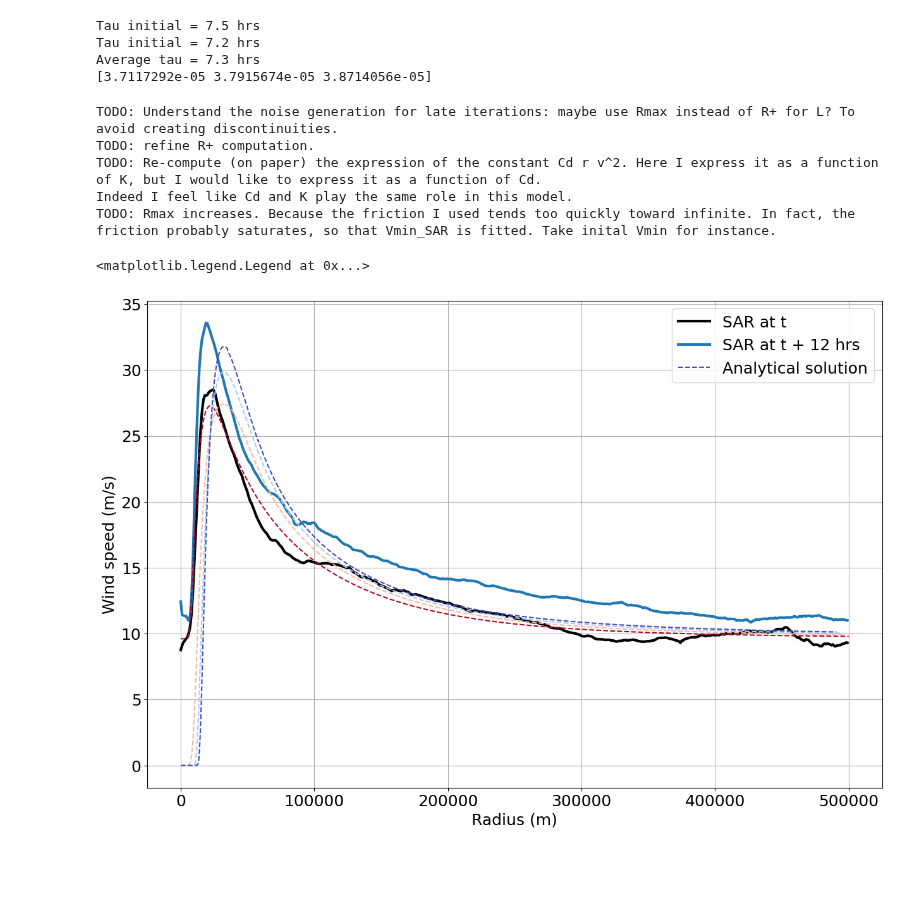
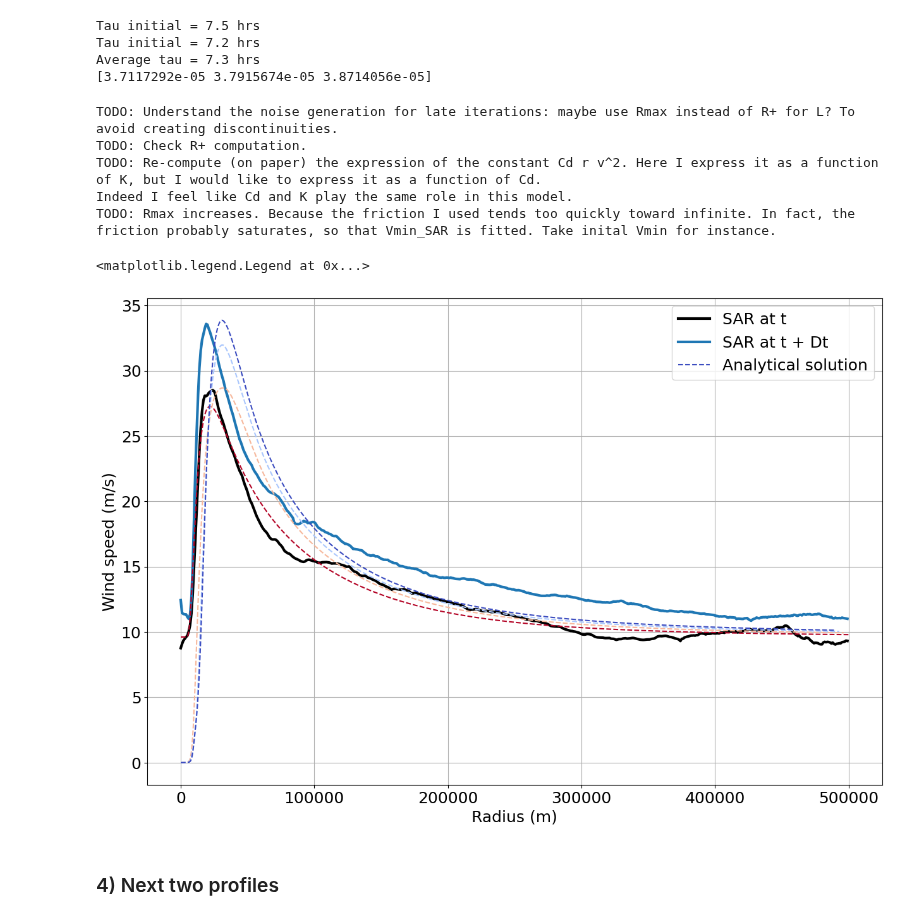
Before and after one commit to Arthur117/TCsLifeMonitFromObs, a Jupyter notebook: PRJCT_TIME_EVOLUTION/zSmall_iterations.ipynb, the cells around one changed output. Cells and saved outputs as stored; diff of their text form; code cells hidden in the pictures; blank space fills up the shorter version.

```diff
--- a/PRJCT_TIME_EVOLUTION/zSmall_iterations.ipynb
+++ b/PRJCT_TIME_EVOLUTION/zSmall_iterations.ipynb
@@ -279,7 +279,8 @@ def N(r, M):
     return np.sqrt(N2)
 
 def compute_lbda(r, V, fcor, R_plus, V_plus, Cd_plus=2e-3, K=10):
-    M    = r * V + 0.5 * fcor * (r ** 2)
+    # M    = r * V + 0.5 * fcor * (r ** 2)
+    M    = r * V
     cst  = float(Cd_plus * V_plus * R_plus)
 
     with warnings.catch_warnings():
@@ -292,6 +293,17 @@ def compute_lbda(r, V, fcor, R_plus, V_plus, Cd_plus=2e-3, K=10):
     # plt.yscale('log')
 
     return np.array(lbda)
+
+###################
+### CHARAC TIME ###
+###################
+
+def compute_tau_recirculation(r, V, fcor):
+    vmx = np.nanmax(V)
+    rmx = r[np.nanargmax(V)]
+    r0  = np.sqrt(2 * vmx / (fcor * rmx)) * rmx
+    v0  = V[r >= r0][0]
+    return (r0 / v0) / 3600
 # %% [markdown]
 ### 3) Apply model
 # %%
@@ -333,6 +345,7 @@ def MODEL(r, V_ini, fcors, HPRMS):
 
         # Characteristic scales
         R_plus, V_plus = compute_RV_plus(r, V, fcors[t], PRMS['n'])
+        # R_plus, V_plus = r[np.nanargmax(V)], np.nanmax(V) # Option: L = Rmax
         L              = R_plus
         tau            = float(1 / fcors[t])
 
@@ -340,8 +353,10 @@ def MODEL(r, V_ini, fcors, HPRMS):
         # print('R+ = {:.1f}'.format(R_plus))
         # print('exp(-t) dimensional = {}'.format(np.exp(-HPRMS['dt']) * R_plus))
 
-        # Compute lambda
-        lbda = compute_lbda(r, V, fcors[t], R_plus, V_plus, HPRMS['Cd_plus'], HPRMS['K']) # non-dimensional
+        # Compute lambda USING a Holland parametric profile (else noise appears during computation and is amplified in the iterations)
+        # lbda = compute_lbda(r, V, fcors[t], R_plus, V_plus, HPRMS['Cd_plus'], HPRMS['K']) # non-dimensional
+        V_hol = smooth_with_holland(r, V, fcors[t])
+        lbda  = compute_lbda(r, V_hol, fcors[t], R_plus, V_plus, HPRMS['Cd_plus'], HPRMS['K']) # non-dimensional
 
         # DEBUG
         # plt.clf()
@@ -382,8 +397,16 @@ tau_fin = (1 / fcor_fin) / 3600 # hrs
 print('Tau initial = {:.1f} hrs'.format(tau_fin))
 print('Average tau = {:.1f} hrs'.format((tau_ini + tau_fin) / 2))
 
-# delta_t = 12 # hrs
-n_steps = 3
+# Nb of hrs separating the 2 successive SAR profiles
+delta_t = 12 # hrs
+
+# Tau re-circulation
+tau2    = compute_tau_recirculation(rs, VHS[str(i)], fcor_ini) # Compute R0/V0
+
+# Nb of steps
+n_steps = int(np.ceil(delta_t / tau2))
+
+# Coriolis forces
 fcors   = np.linspace(fcor_ini, fcor_fin, n_steps)
 print(fcors)
 # %% [output]
@@ -394,32 +417,34 @@ Average tau = 7.3 hrs
 # %%
 # Hyperparameters
 HPRMS = {
-    'dt':      1/2,     # non-dimensional time step
+    'dt':      tau2 / tau_ini,               # non-dimensional time step
     'n_steps': n_steps, # hr, nb of iterations
-    'K':       15,      # m^2/s, diffusivity coefficient
-    'Cd_plus': 2.5e-3,  # [], drag coefficient, maximal at R+ (so shouldn't be tuned)
+    'K':       20,                           # m^2/s, diffusivity coefficient
+    'Cd_plus': 2.5e-3,                       # [], drag coefficient, maximal at R+ (so shouldn't be tuned)
 }
 
 # Plot
 print('TODO: Understand the noise generation for late iterations: maybe use Rmax instead of R+ for L? To avoid creating discontinuities.')
-print('TODO: refine R+ computation.')
+print('TODO: Check R+ computation.')
 print('TODO: Re-compute (on paper) the expression of the constant Cd r v^2. Here I express it as a function of K, but I would like to express it as a function of Cd.')
 print('Indeed I feel like Cd and K play the same role in this model.')
 print('TODO: Rmax increases. Because the friction I used tends too quickly toward infinite. In fact, the friction probably saturates, so that Vmin_SAR is fitted. Take inital Vmin for instance.')
 plt.plot(DS[str(i)].rad, DS[str(i)].wind_speed, c='k', linewidth=3, label='SAR at t')
 # plt.plot(rs, VHS[str(i)], c='k', alpha=0.2, label='Holland fit to SAR at t')
-plt.plot(DS[str(i + 1)].rad, DS[str(i + 1)].wind_speed, c='tab:blue', linewidth=3, label='SAR at t + 12 hrs')
+plt.plot(DS[str(i + 1)].rad, DS[str(i + 1)].wind_speed, c='tab:blue', linewidth=3, label='SAR at t + Dt')
 
 # Run model
 V = MODEL(rs, VHS[str(i)], fcors, HPRMS)
 
 plt.xlabel('Radius (m)');plt.ylabel('Wind speed (m/s)')
 plt.grid();plt.legend()
 # %% [output]
 TODO: Understand the noise generation for late iterations: maybe use Rmax instead of R+ for L? To avoid creating discontinuities.
-TODO: refine R+ computation.
+TODO: Check R+ computation.
 TODO: Re-compute (on paper) the expression of the constant Cd r v^2. Here I express it as a function of K, but I would like to express it as a function of Cd.
 Indeed I feel like Cd and K play the same role in this model.
 TODO: Rmax increases. Because the friction I used tends too quickly toward infinite. In fact, the friction probably saturates, so that Vmin_SAR is fitted. Take inital Vmin for instance.
 <matplotlib.legend.Legend at 0x...>
-[figure, old version]
+[figure, new version]
+# %% [markdown]
+### 4) Next two profiles
```
Also changed, not shown: parts of 6 cells of this notebook, 4 other files.
